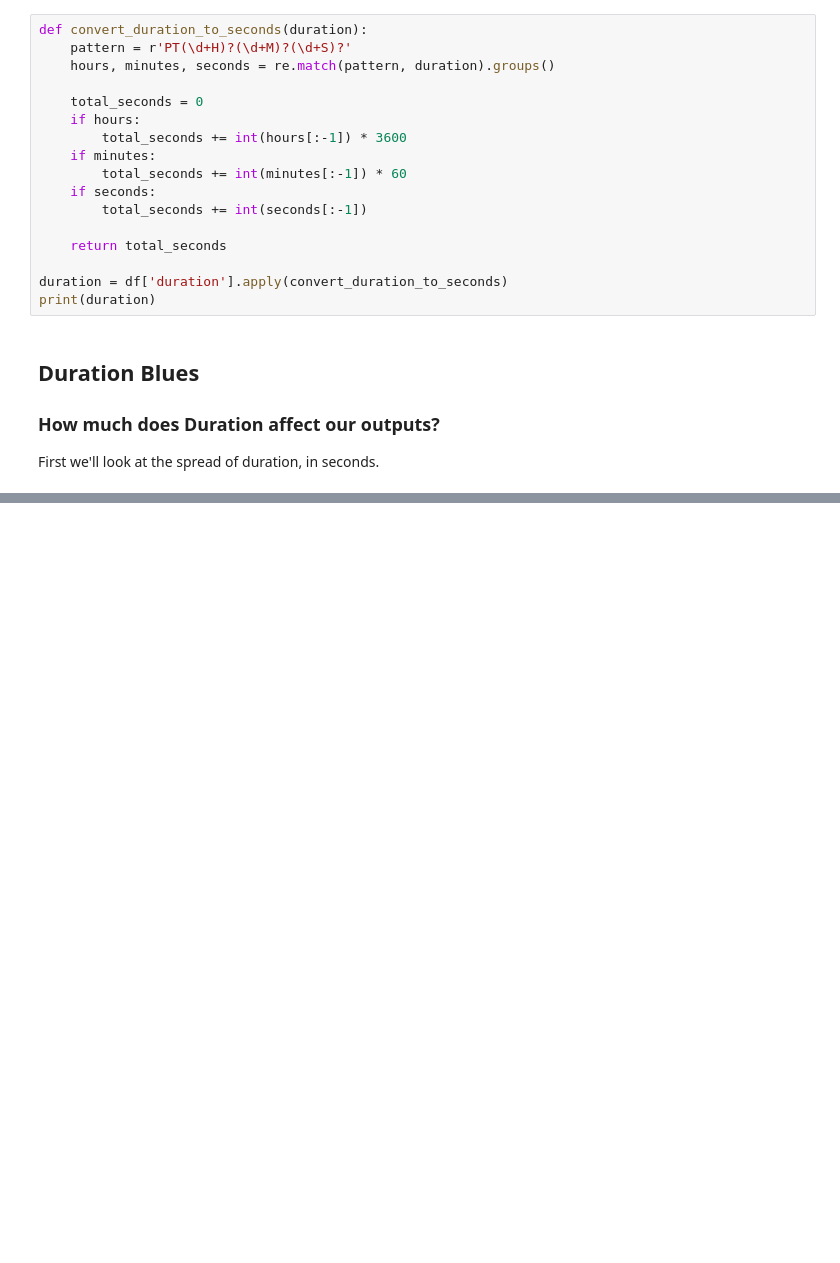
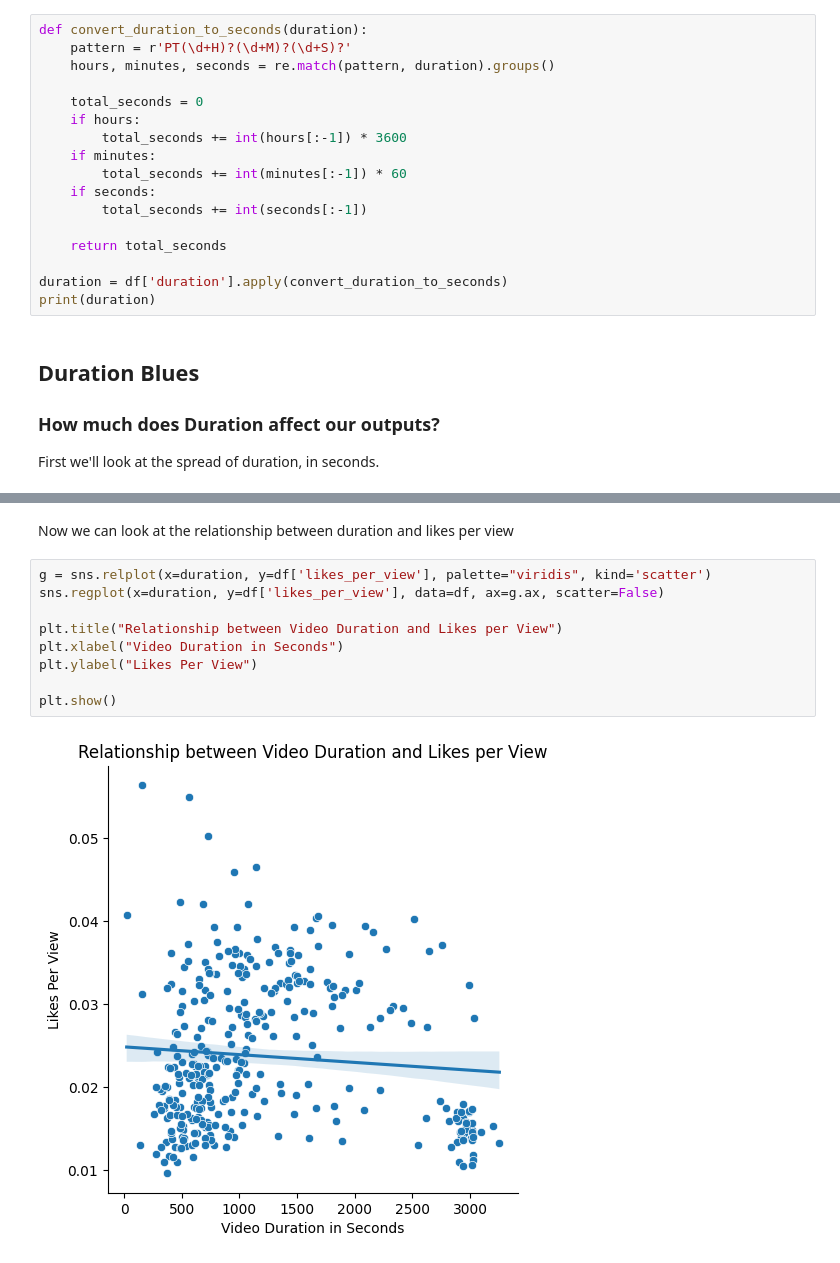
Before and after one commit to LeeJavaa/final_year_project, a Jupyter notebook: analysis/data-analysis.ipynb, the cells around one changed output, grey strips where cells are left out. Drawn from its saved outputs; the diff is of its cells as text; blank space fills up the shorter version.

```diff
--- a/analysis/data-analysis.ipynb
+++ b/analysis/data-analysis.ipynb
@@ -45,0 +57,13 @@ plt.show()
+# %% [markdown]
+Now we can look at the relationship between duration and likes per view
+# %%
+g = sns.relplot(x=duration, y=df['likes_per_view'], palette="viridis", kind='scatter')
+sns.regplot(x=duration, y=df['likes_per_view'], data=df, ax=g.ax, scatter=False)
+
+plt.title("Relationship between Video Duration and Likes per View")
+plt.xlabel("Video Duration in Seconds")
+plt.ylabel("Likes Per View")
+
+plt.show()
+# %% [output]
+[figure, added]
```
Also changed, not shown: parts of 27 cells of this notebook.
